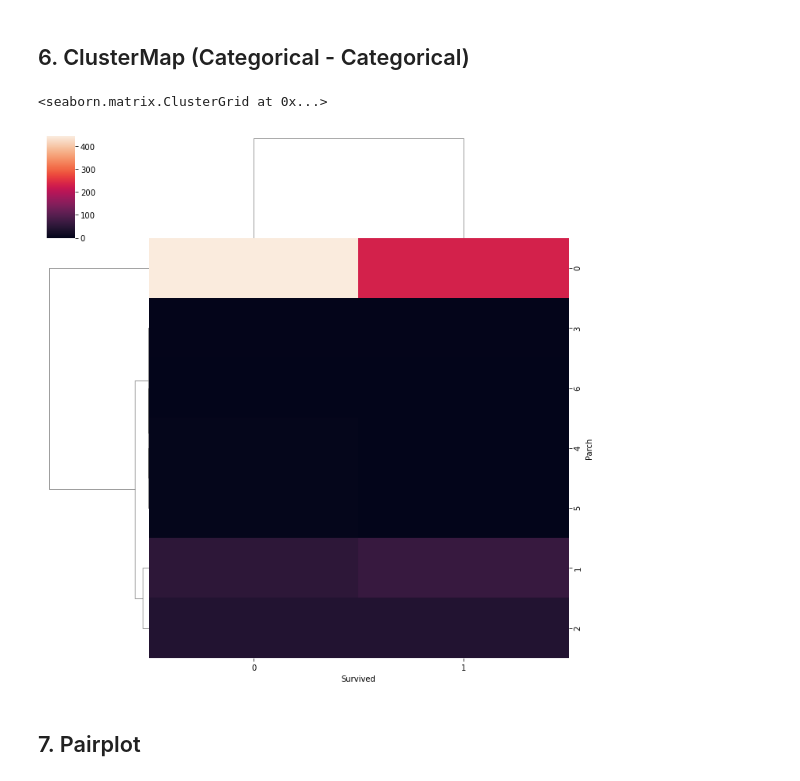
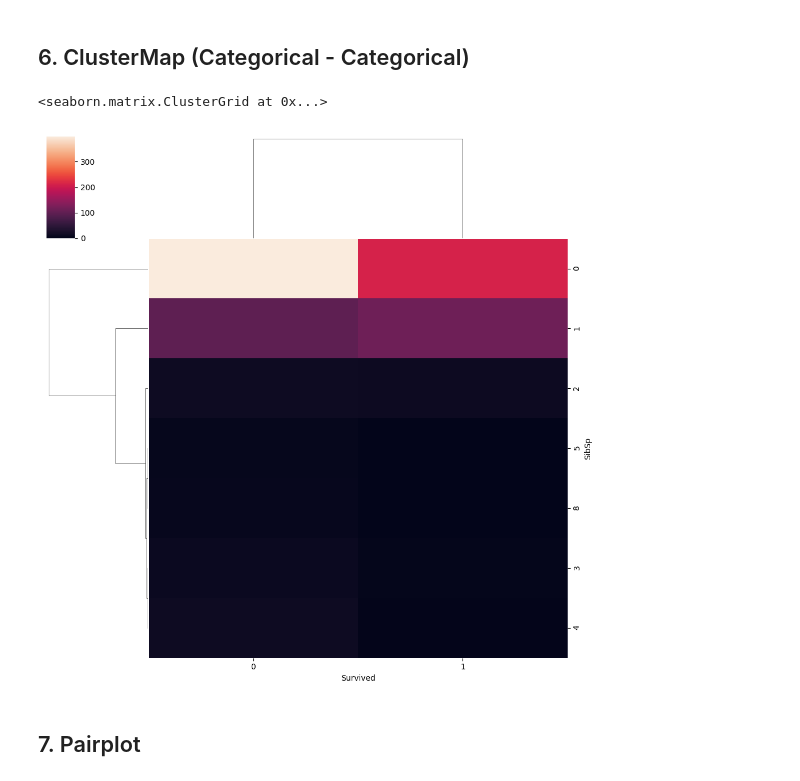
Before and after one commit to narayankartikeya/100-Days-of-ML-by-CampusX, a Jupyter notebook: Day 21/day21.ipynb, the cells around one changed output. Drawn from its saved outputs; the diff is of its cells as text; code cells hidden in the pictures.

```diff
--- a/Day 21/day21.ipynb
+++ b/Day 21/day21.ipynb
@@ -137,10 +162,14 @@ Name: Survived, dtype: float64
 # %% [markdown]
 ## 6. ClusterMap (Categorical - Categorical)
-# %%
-sns.clustermap(pd.crosstab(titanic['Parch'],titanic['Survived']))
-# %% [output]
-<seaborn.matrix.ClusterGrid at 0x...>
-[figure, removed]
+# %%
+sns.clustermap(pd.crosstab(titanic['SibSp'],titanic['Survived']))
+
+# Clustermap takes that exact same heatmap grid and reorders the rows and columns based on how statistically similar they are to one another. It groups similar categories side by side and attaches dendrograms.
+# Dendrograms are tree structure drawn at the top or left of a clustermap - Categories that join together at lower, shorter branches are very similar to each other in their data patterns
+# The height of the connection (or length of the branch lines) indicates how different two clusters are. Long branches joining two groups mean those groups have vastly different behavior patterns
+# %% [output]
+<seaborn.matrix.ClusterGrid at 0x...>
+[figure, added]
 # %% [markdown]
 ## 7. Pairplot
 # %%
```
Also changed, not shown: parts of 16 cells of this notebook.
